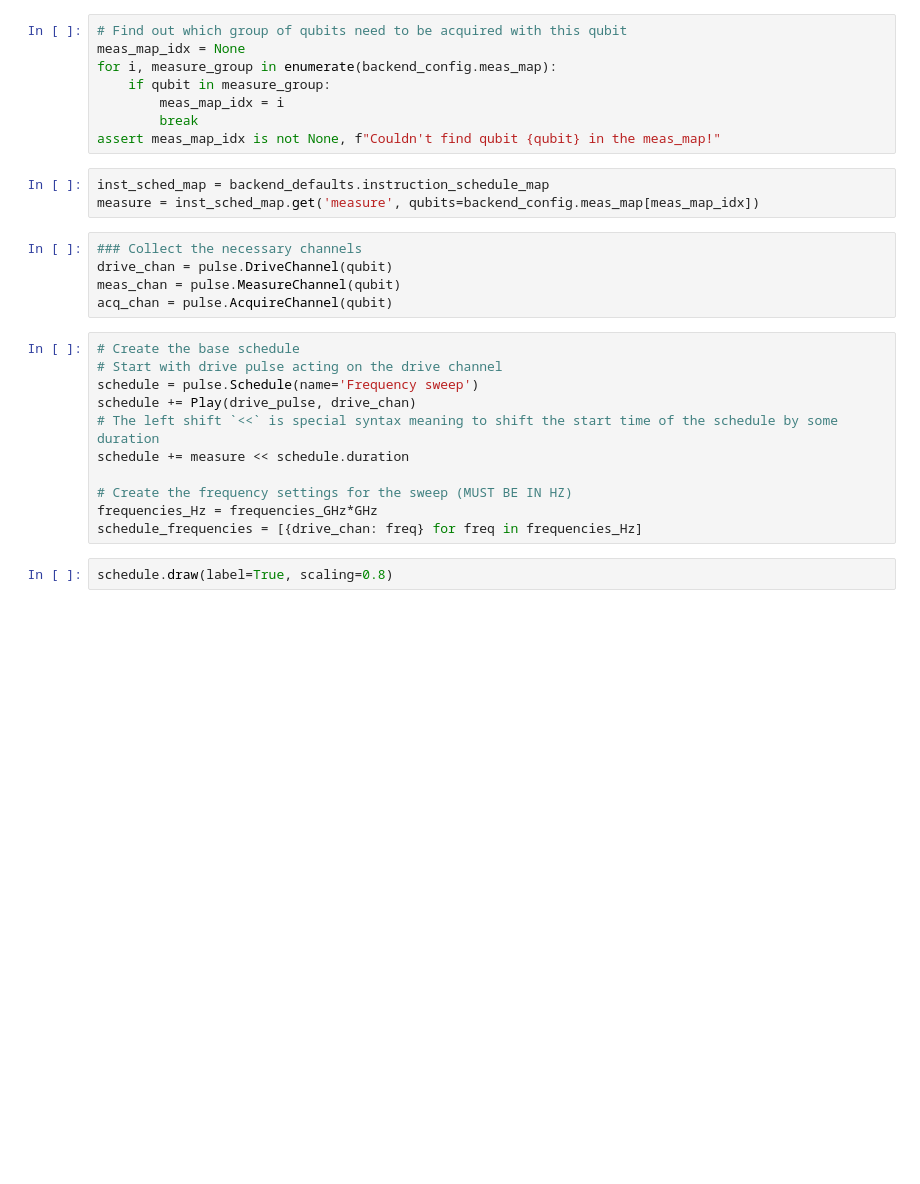
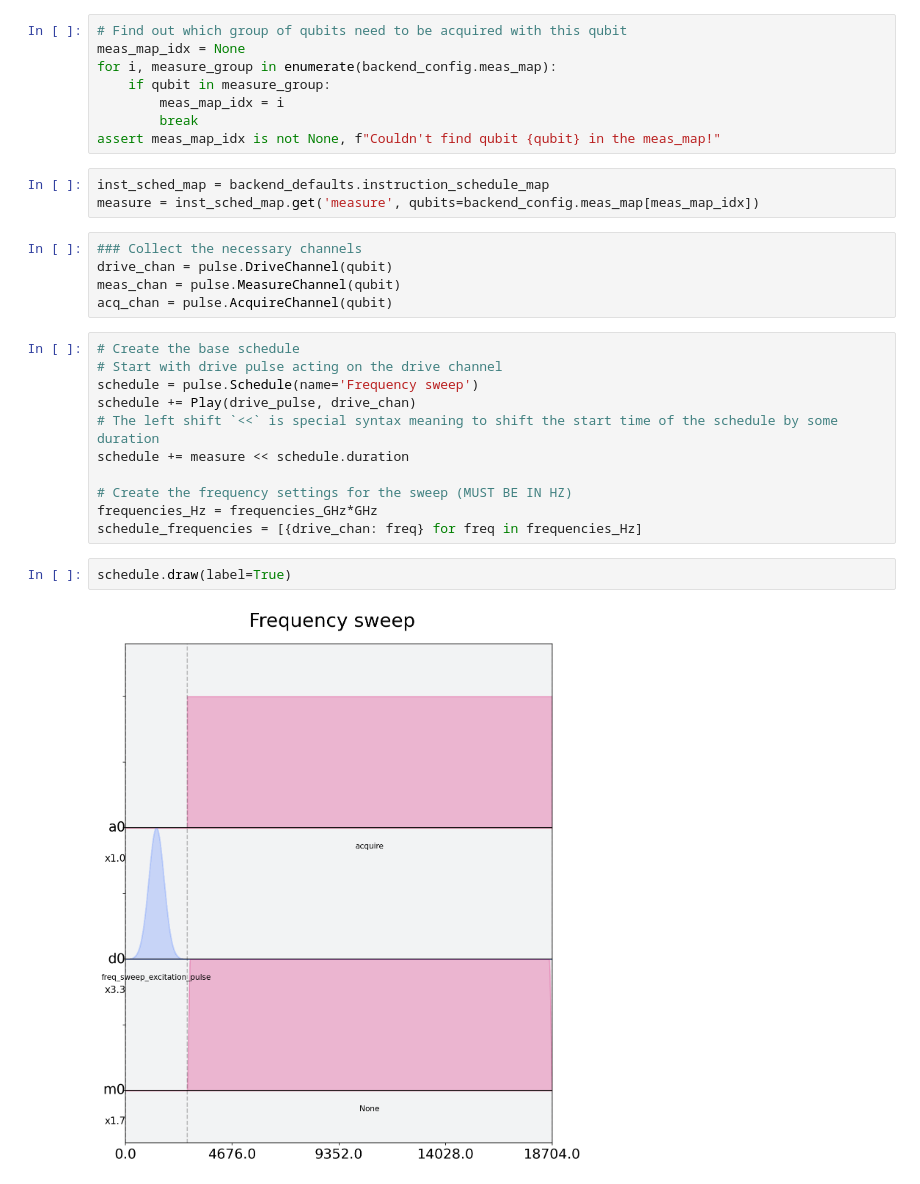
Before and after one commit to ignigoliz/HahnEchoes, a Jupyter notebook: PulseSandbox.ipynb, the cells around one changed output. Cells and saved outputs as stored; diff of their text form; blank space fills up the shorter version.

```diff
--- a/PulseSandbox.ipynb
+++ b/PulseSandbox.ipynb
@@ -114,4 +119,6 @@ schedule += measure << schedule.duration
 frequencies_Hz = frequencies_GHz*GHz
 schedule_frequencies = [{drive_chan: freq} for freq in frequencies_Hz]
 # %%
-schedule.draw(label=True, scaling=0.8)
+schedule.draw(label=True)
+# %% [output]
+[figure, added]
```
Also changed, not shown: parts of 65 cells of this notebook, 1 other file.
